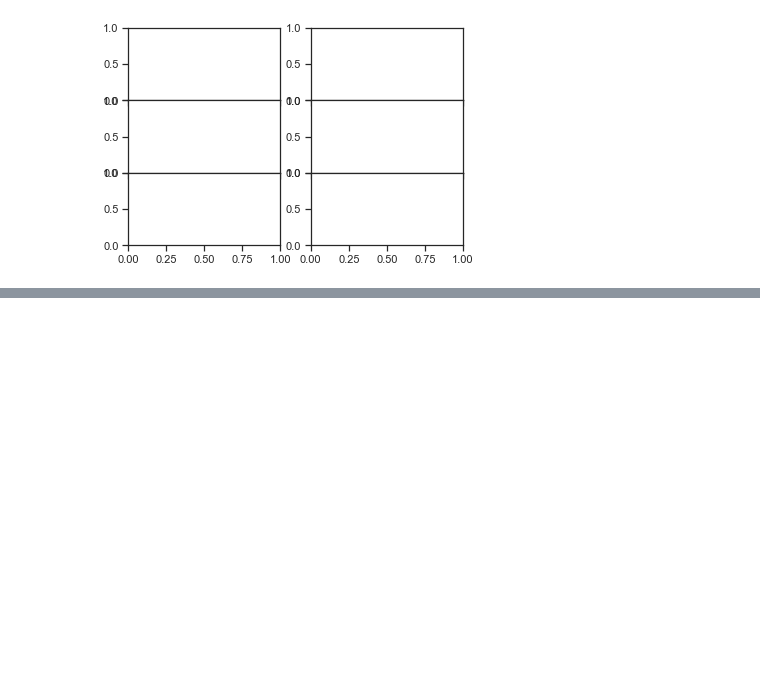
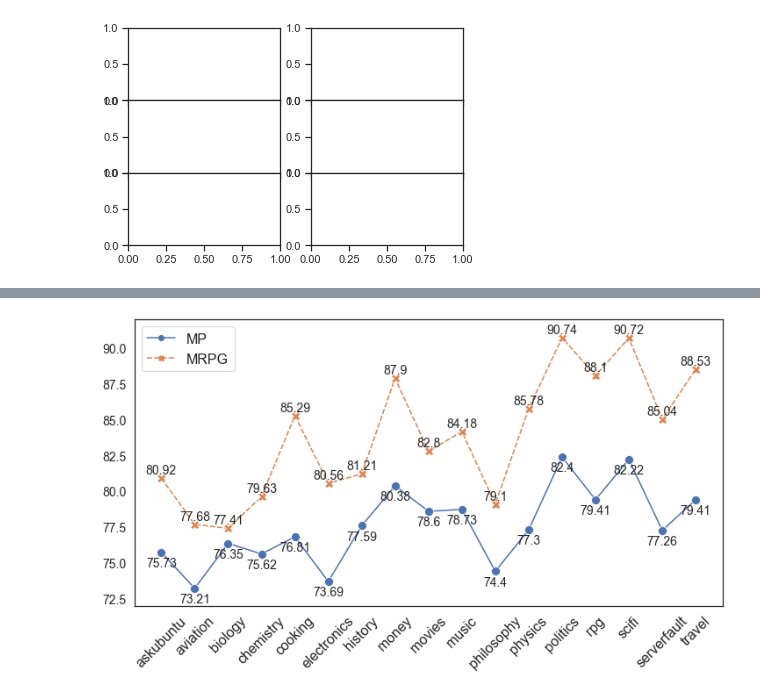
Before and after one commit to kuntalkumarpal/Python-cheat-sheets, a Jupyter notebook: Graphs_Python.ipynb, the cells around one changed output, grey strips where cells are left out. Cells and saved outputs as stored; diff of their text form; code cells hidden in the pictures; blank space fills up the shorter version.

```diff
--- a/Graphs_Python.ipynb
+++ b/Graphs_Python.ipynb
@@ -2351,0 +2478,27 @@ AttributeError: 'numpy.ndarray' object has no attribute 'plot'
+# %%
+
+
+sns.set(style='white')
+fig, ax = plt.subplots(figsize=(12, 6))
+
+plt.xticks(fontsize=16,rotation=45)
+plt.yticks(fontsize=14)
+g = sns.lineplot(data=data,markers=True, dashes=True,markersize=10)
+g.set_xticks(range(len(data))) # <--- set the ticks first
+g.set_xticklabels(domains)
+
+# for i,(x,y) in enumerate(zip(mp, mrpg)):
+#     ax.text(i, 17 + 2, "("+str(x)+","+str(y)+")", ha='center',rotation='vertical',fontsize=16)
+
+
+for i, dom in enumerate (domains):
+    ax.text(i, mp[i] -1, ""+str(mp[i])+"", ha='center',rotation='horizontal',fontsize=14)
+    ax.text(i, mrpg[i] + 0.3, ""+str(mrpg[i])+"", ha='center',rotation='horizontal',fontsize=14)
+
+ax.legend(loc='upper left',fontsize=16)
+ax.set_ylim(72,92)
+# ax.xaxis.grid()
+fig.savefig('MP_MRPG_85.png', bbox_inches='tight',dpi=300)
+# plt.show()
+# %% [output]
+[figure, added]
```
Also changed, not shown: parts of 38 cells of this notebook, 1 other file.
